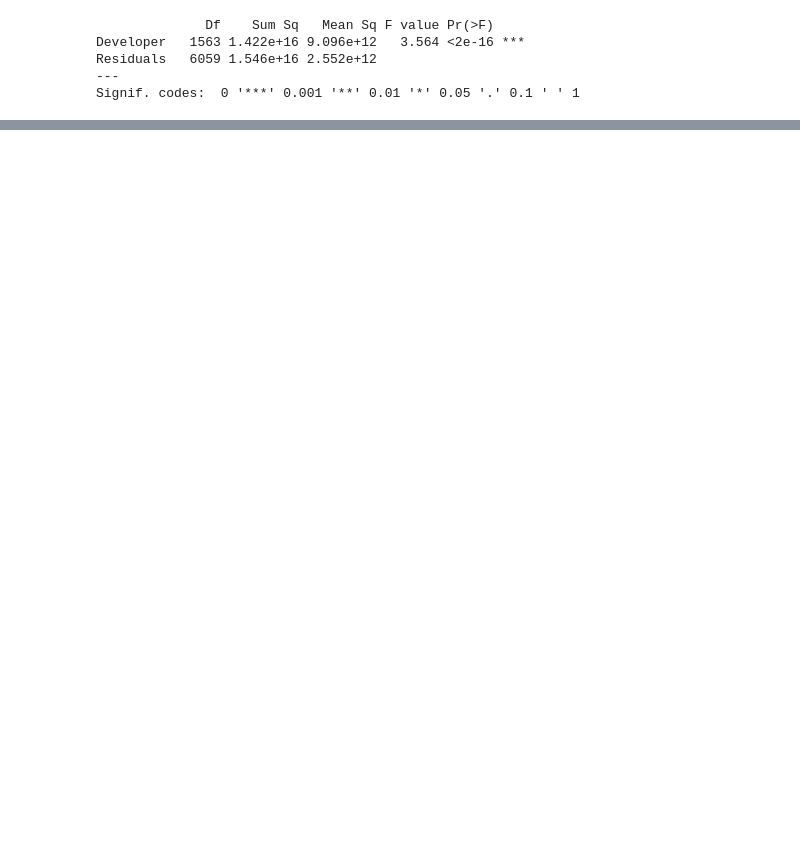
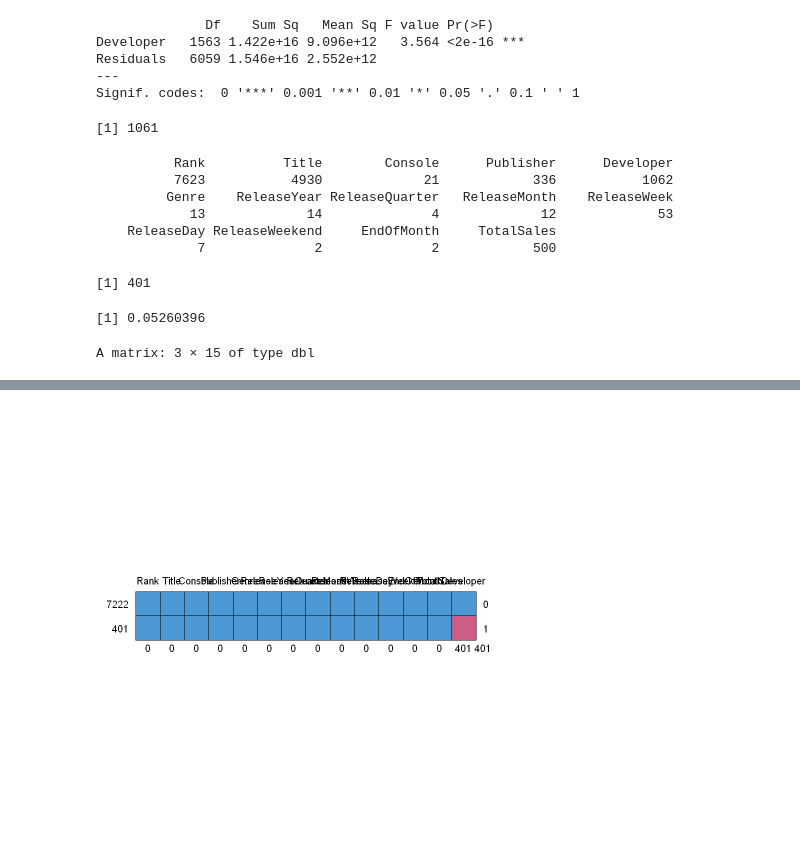
Before and after one commit to wd686/EBAC, a Jupyter notebook: dataProcessing/revenuePredictor.ipynb, the cells around one changed output, grey strips where cells are left out. Saved outputs shown, nothing was run; the diff lists cells and outputs as text; code cells hidden in the pictures; blank space fills up the shorter version.

```diff
--- a/dataProcessing/revenuePredictor.ipynb
+++ b/dataProcessing/revenuePredictor.ipynb
@@ -278,0 +270,62 @@ Signif. codes:  0 '***' 0.001 '**' 0.01 '*' 0.05 '.' 0.1 ' ' 1
+# %%
+# Change Tukey HSD test result to data frame
+tukey_df_Developer <- as.data.frame(tukey_result_Developer$Developer)
+
+# Create a new column for Developer names
+tukey_df_Developer$Developer <- rownames(tukey_df_Developer)
+# %%
+# filter for p value < 0.00025
+significant_tukey_df_Developer <- tukey_df_Developer %>%
+  filter(`p adj` < 0.00025)
+# %%
+# Split the "Developer" column into two columns
+significant_tukey_df_Developer <- significant_tukey_df_Developer %>%
+  separate(Developer, into = c("Developer1", "Developer2"), sep = "-", extra = "merge", remove = FALSE)
+
+
+# Create a vector of all unique significant developers
+all_significant_developers <- unique(significant_tukey_df_Developer$Developer1)
+
+# Remove NAs (if any)
+all_significant_developers <- all_significant_developers[!is.na(all_significant_developers)]
+length (all_significant_developers)
+# %% [output]
+[1] 1061
+# %%
+# Compare and replace data$Developer with 'Others' if it's not in the list
+data$Developer <- ifelse(data$Developer %in% all_significant_developers, data$Developer, 'Others')
+# %%
+########################################################
+# Check the number of distinct values for the variables
+
+sapply(data, function(x) n_distinct(x))
+
+# Reduce the number of unique Developer to 1062
+# %% [output]
+          Rank          Title        Console      Publisher      Developer
+          7623           4930             21            336           1062
+         Genre    ReleaseYear ReleaseQuarter   ReleaseMonth    ReleaseWeek
+            13             14              4             12             53
+    ReleaseDay ReleaseWeekend     EndOfMonth     TotalSales
+             7              2              2            500
+# %%
+########################################################
+###### Examine missing patterns
+
+# Count the number of records where Status is "Unknown"
+print( sum(data$Developer == "Unknown"))
+# %% [output]
+[1] 401
+# %%
+# Spotted 401 'Unknown' developer, which is the Top 1! Need to do data imputation
+print (401/7623)
+# 5.26% unknown
+# %% [output]
+[1] 0.05260396
+# %%
+# Replace 'Unknown' with NA
+data$Developer[data$Developer == 'Unknown'] <- NA
+
+md.pattern(data)
+# %% [output]
+A matrix: 3 × 15 of type dbl
@@ -278,0 +336 @@ Signif. codes:  0 '***' 0.001 '**' 0.01 '*' 0.05 '.' 0.1 ' ' 1
+[figure, added]
```
Also changed, not shown: parts of 71 cells of this notebook, 2 other files.
